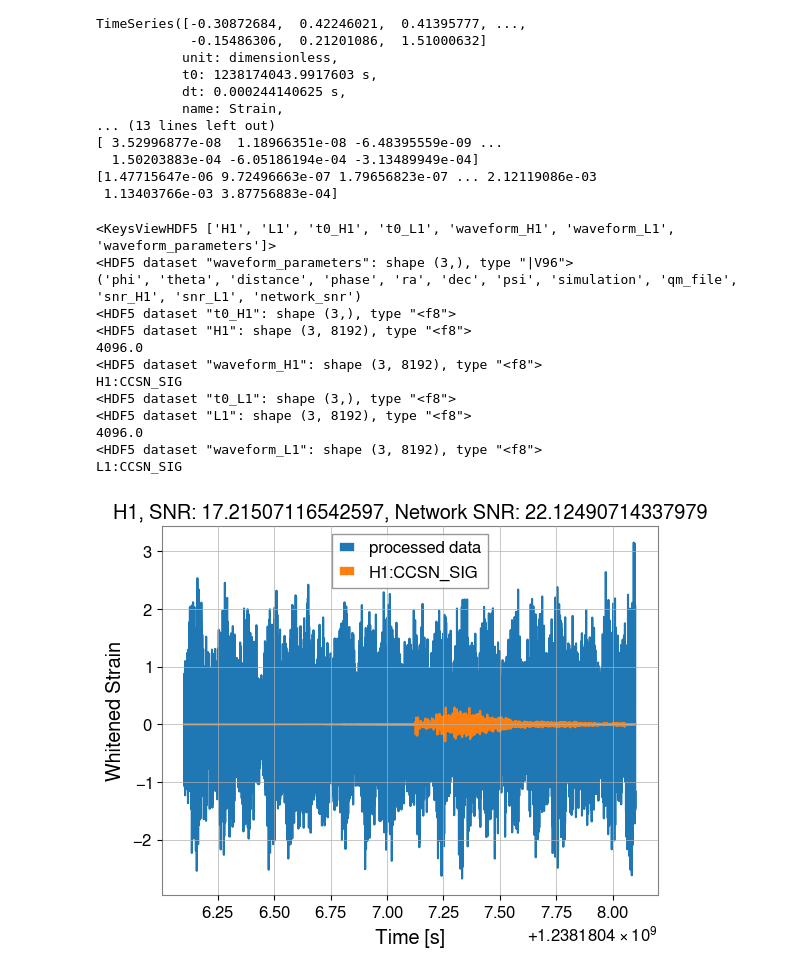
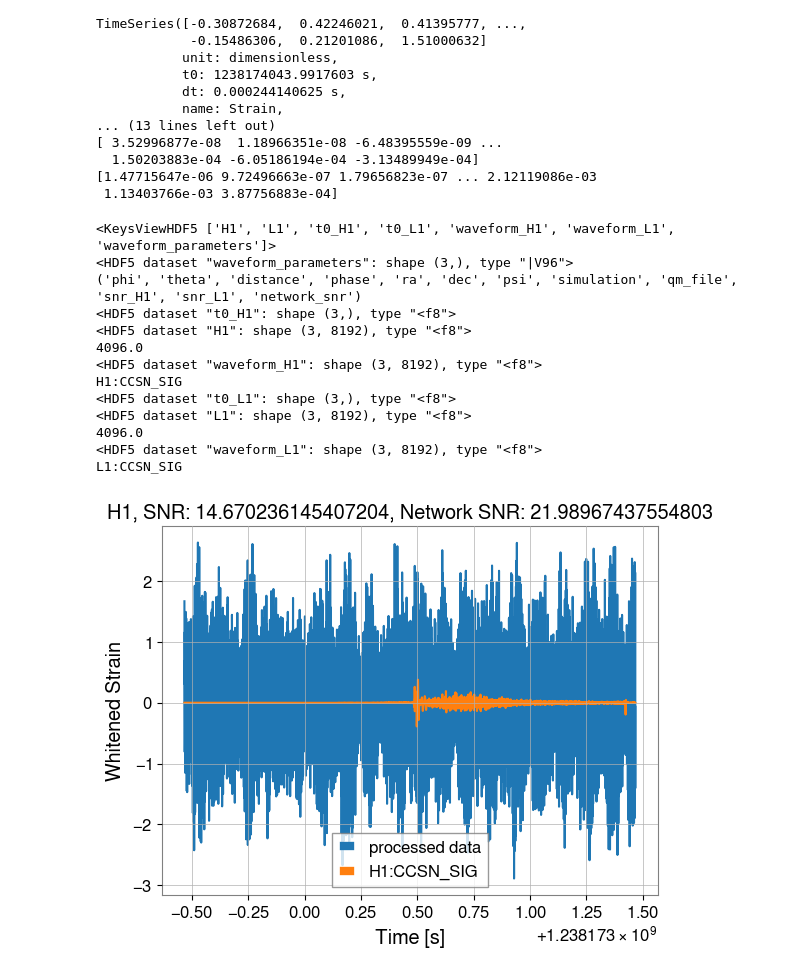
Before and after one commit to GWGASF/gw-anomaly-detection, a Jupyter notebook: test.ipynb, the cells around one changed output. Saved outputs shown, nothing was run; the diff lists cells and outputs as text; code cells hidden in the pictures.

```diff
--- a/test.ipynb
+++ b/test.ipynb
@@ -344,34 +344,34 @@ with h5py.File(f"{output_dir}/test_data.hdf5", 'r') as f:
     print(f['waveform_L1'])
     print(f['waveform_L1'].attrs['channel'])
 
-    id = 1
+    id = 0
     for ifo in ifos:
         t0 = f[f't0_{ifo}'][id]
         sample_rate = f[ifo].attrs['sample_rate']
         times = np.arange(t0, t0+2, 1/sample_rate)
         waveform = f[f"waveform_{ifo}"].attrs['channel']
         snr = f['waveform_parameters'][id][f'snr_{ifo}']
         network_snr = f['waveform_parameters'][id][f'network_snr']
         plt.figure()
         plt.title(f"{ifo}, SNR: {snr}, Network SNR: {network_snr}")
         plt.plot(times, f[ifo][id], label='processed data')
         plt.plot(times, f[f'waveform_{ifo}'][id], label=waveform)
         plt.xlabel("Time [s]")
         plt.ylabel("Whitened Strain")
         plt.legend()
         plt.show()
 # %% [output]
 <KeysViewHDF5 ['H1', 'L1', 't0_H1', 't0_L1', 'waveform_H1', 'waveform_L1', 'waveform_parameters']>
 <HDF5 dataset "waveform_parameters": shape (3,), type "|V96">
 ('phi', 'theta', 'distance', 'phase', 'ra', 'dec', 'psi', 'simulation', 'qm_file', 'snr_H1', 'snr_L1', 'network_snr')
 <HDF5 dataset "t0_H1": shape (3,), type "<f8">
 <HDF5 dataset "H1": shape (3, 8192), type "<f8">
 4096.0
 <HDF5 dataset "waveform_H1": shape (3, 8192), type "<f8">
 H1:CCSN_SIG
 <HDF5 dataset "t0_L1": shape (3,), type "<f8">
 <HDF5 dataset "L1": shape (3, 8192), type "<f8">
 4096.0
 <HDF5 dataset "waveform_L1": shape (3, 8192), type "<f8">
 L1:CCSN_SIG
-[figure, old version]
+[figure, new version]
```
Also changed, not shown: parts of 1 cell of this notebook, 4 other files.
